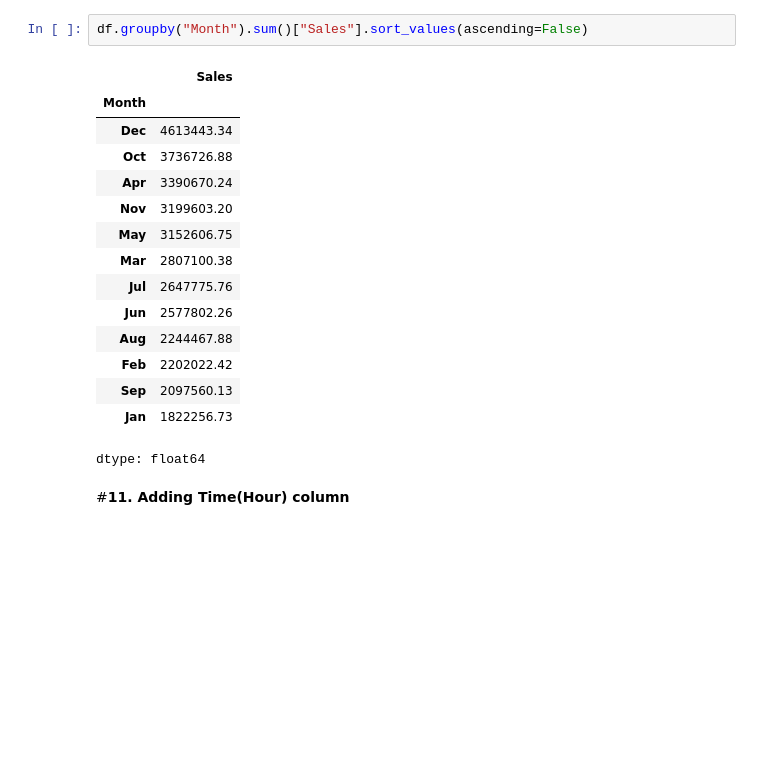
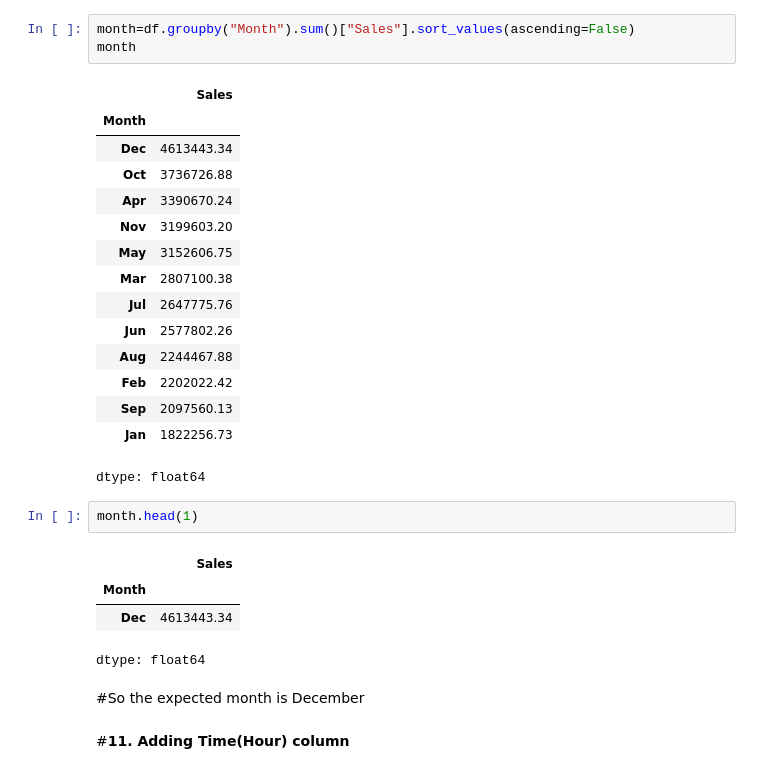
Before and after one commit to imhasib777/Data-Analysis-projects-using-Python, a Jupyter notebook: Task_01.ipynb, the cells around one changed output. Saved outputs shown, nothing was run; the diff lists cells and outputs as text; blank space fills up the shorter version.

```diff
--- a/Task_01.ipynb
+++ b/Task_01.ipynb
@@ -183,7 +197,8 @@ df.loc[df.groupby('Month')['Sales'].idxmax(), ['Month', 'City_name', 'Sales']]
 # %% [markdown]
 #**10. Which month has the most sell?**
 # %%
-df.groupby("Month").sum()["Sales"].sort_values(ascending=False)
+month=df.groupby("Month").sum()["Sales"].sort_values(ascending=False)
+month
 # %% [output]
 |  | Sales |
 | Month |  |
@@ -200,6 +215,15 @@ df.groupby("Month").sum()["Sales"].sort_values(ascending=False)
 | Sep | 2097560.13 |
 | Jan | 1822256.73 |
 dtype: float64
+# %%
+month.head(1)
+# %% [output]
+|  | Sales |
+| Month |  |
+| Dec | 4613443.34 |
+dtype: float64
+# %% [markdown]
+#So the expected month is December
 # %% [markdown]
 #**11. Adding Time(Hour) column**
 # %%
```
Also changed, not shown: parts of 10 cells of this notebook.
